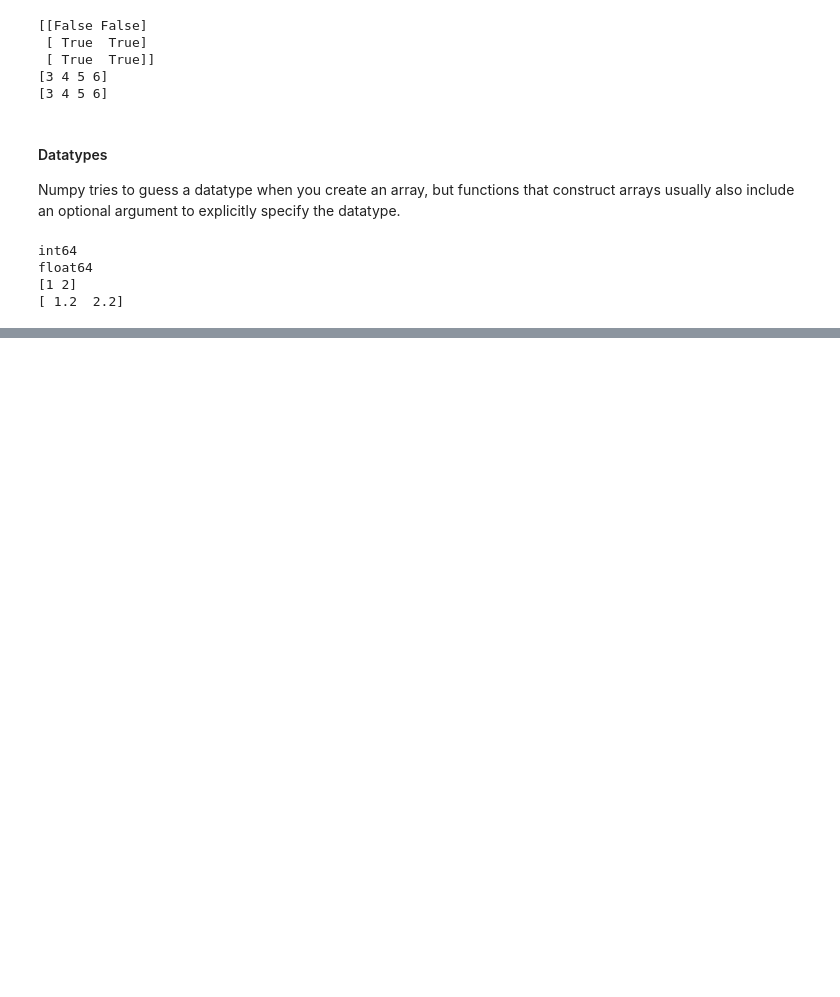
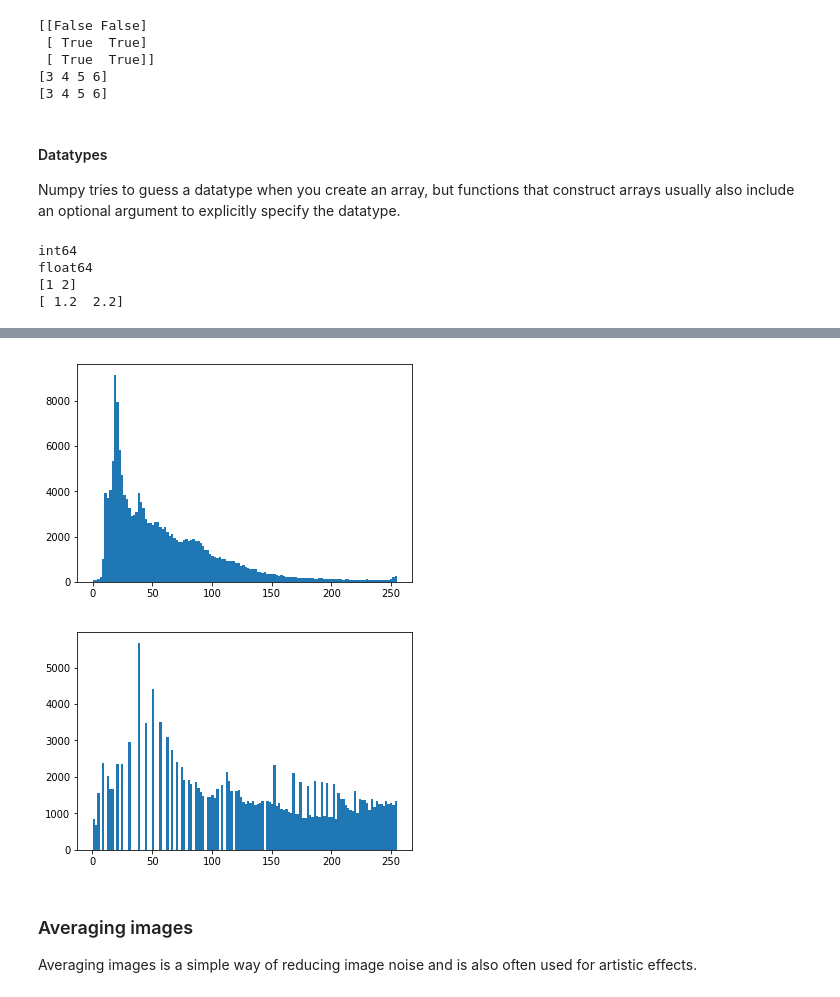
Before and after one commit to ancientwind/notebook, a Jupyter notebook: numpy.ipynb, the cells around one changed output, grey strips where cells are left out. Cells and saved outputs as stored; diff of their text form; code cells hidden in the pictures; blank space fills up the shorter version.

```diff
--- a/numpy.ipynb
+++ b/numpy.ipynb
@@ -194,0 +317,14 @@ float64
+# %%
+figure()
+hist(im.flatten(), 128)
+show()
+hist(im2.flatten(), 128)
+show()
+# %% [output]
+[figure, added]
+[figure, added]
+# %% [markdown]
+### Averaging images
+
+Averaging images is a simple way of reducing image noise and is also often used for
+artistic effects.
```
Also changed, not shown: parts of 8 cells of this notebook, 1 other file.
